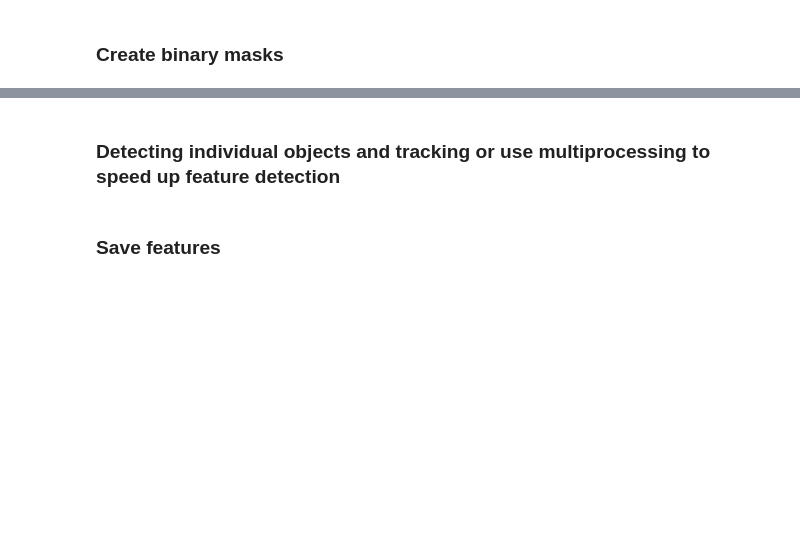
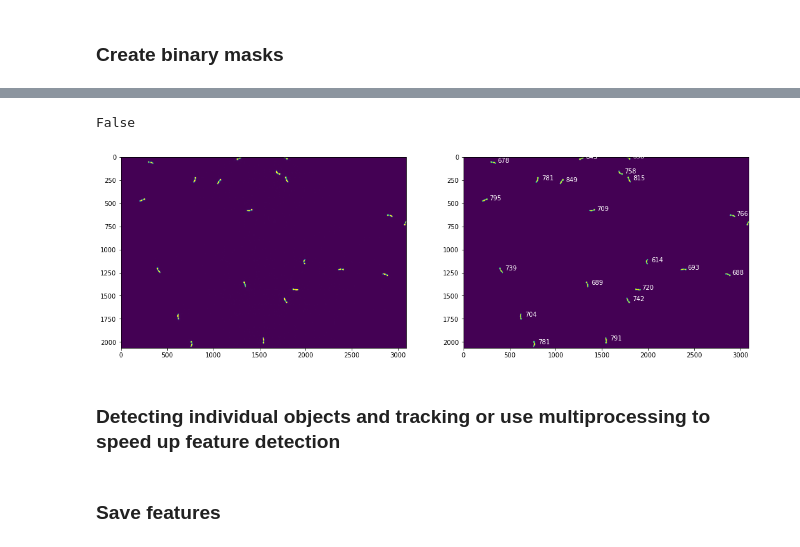
Before and after one commit to scholz-lab/PharaGlow, a Jupyter notebook: notebooks/RunningPharaglowParallel.ipynb, the cells around one changed output, grey strips where cells are left out. Cells and saved outputs as stored; diff of their text form; code cells hidden in the pictures; blank space fills up the shorter version.

```diff
--- a/notebooks/RunningPharaglowParallel.ipynb
+++ b/notebooks/RunningPharaglowParallel.ipynb
@@ -103,18 +125,26 @@ masks = tracking.calculateMask(rawframes, minSize = param['minSize'], bgWindow =
 # %%
 from skimage.measure import label, regionprops
-t = 1000
+
 plt.figure(figsize=(18,16))
+
 plt.subplot(121)
-plt.imshow(rawframes[t])#+lawn)
+# Show the rawframe
+plt.imshow(rawframes[t],clim= color)#+lawn)
 if lawnfile is not None:
     plt.contour(binLawn, alpha=0.5, cmap='pink')
+
 plt.subplot(122)
+# Show the masks and their size [px]
 plt.imshow(masks[t])#[:600,1000:])#[500:1500,2000:3500])#[:,2500:])
 print(np.min(masks[t]))
 label_image = label(masks[t], background=0, connectivity = 1)
 for region in regionprops(label_image):
     plt.text(region.centroid[1]+50, region.centroid[0], region.area, color ='w')
-plt.subplot()
+
+# plt.subplot()
+# %% [output]
+False
+[figure, added]
 # %% [markdown]
 ### Detecting individual objects and tracking or use multiprocessing to speed up feature detection
 # %%
```
Also changed, not shown: parts of 10 cells of this notebook.
